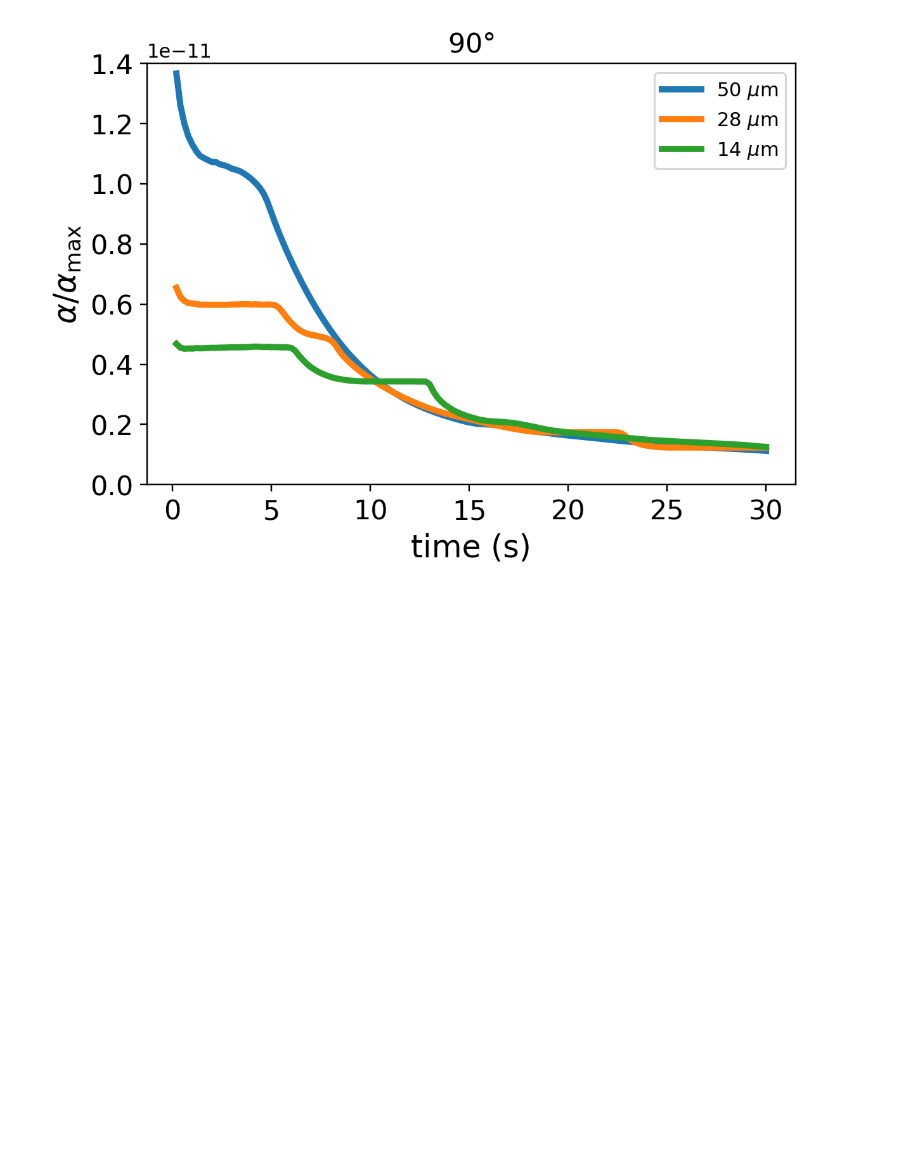
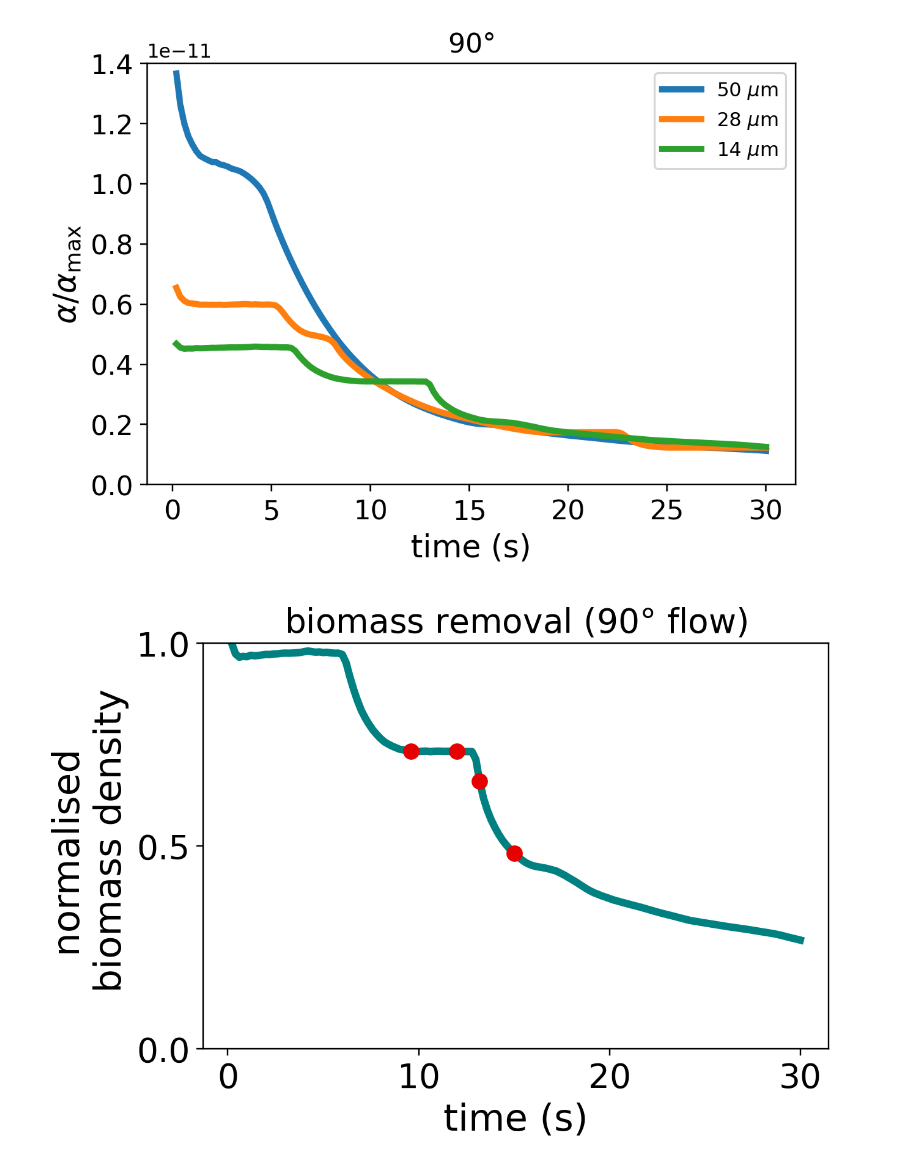
Before and after one commit to patricksinclair/openfoam_utilities, a Jupyter notebook: big_run_analyser.ipynb, the cells around one changed output. Saved outputs shown, nothing was run; the diff lists cells and outputs as text; code cells hidden in the pictures; blank space fills up the shorter version.

```diff
--- a/big_run_analyser.ipynb
+++ b/big_run_analyser.ipynb
@@ -267,0 +266,27 @@ plt.show()
+# %%
+#times chosen as features in the plot
+times_of_interest = np.array([9.6, 12., 13.2, 15])
+# %%
+#plot the extended perpendicular flow simulations for alpha
+labelSize=20
+titleSize=18
+fig, ax = plt.subplots(dpi=220)
+fig.set_size_inches(6,4)
+
+
+ax.plot(perpendicularFlow_14microns_alpha_EXTRA['t'], perpendicularFlow_14microns_alpha_EXTRA['alpha_normalised'], label=line_label, lw=4, zorder=1, c='#008080')
+
+indices_of_interest = np.isin(perpendicularFlow_14microns_alpha_EXTRA['t'], times_of_interest)
+
+ax.scatter(times_of_interest, perpendicularFlow_14microns_alpha_EXTRA['alpha_normalised'][indices_of_interest], s=60, zorder=2, c='#e60000')
+
+ax.set_title("biomass removal ($90\degree$ flow)", fontsize=titleSize)
+ax.set_ylabel("normalised \n biomass density", fontsize=labelSize)
+ax.set_xlabel("time (s)", fontsize=labelSize)
+ax.tick_params(axis='both', which='major', labelsize=18)
+ax.set_ylim(0,1)
+plt.locator_params(axis='y', nbins=3)
+plt.savefig("riblet_plots/alphaNormalised_perpendicular_EXTRA_14microns.pdf", bbox_inches='tight')
+plt.show()
+# %% [output]
+[figure, added]
```
Also changed, not shown: parts of 1 cell of this notebook.
